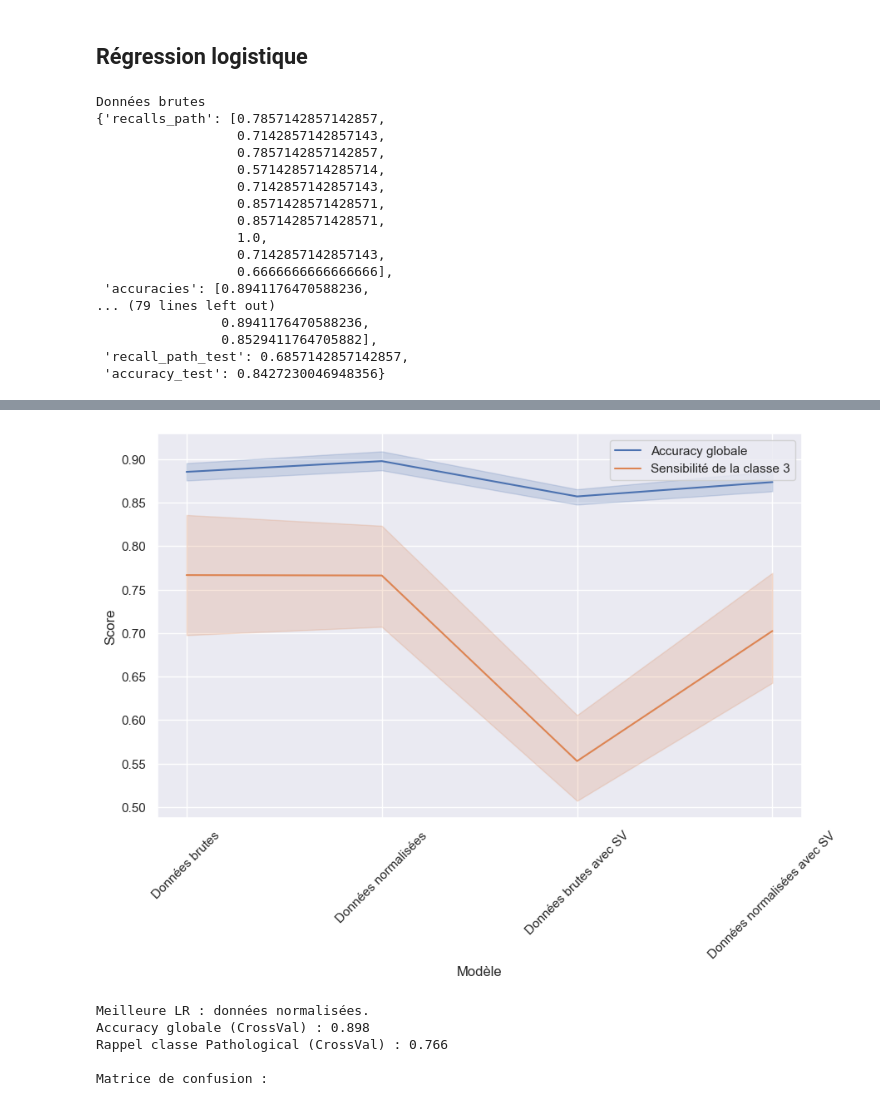
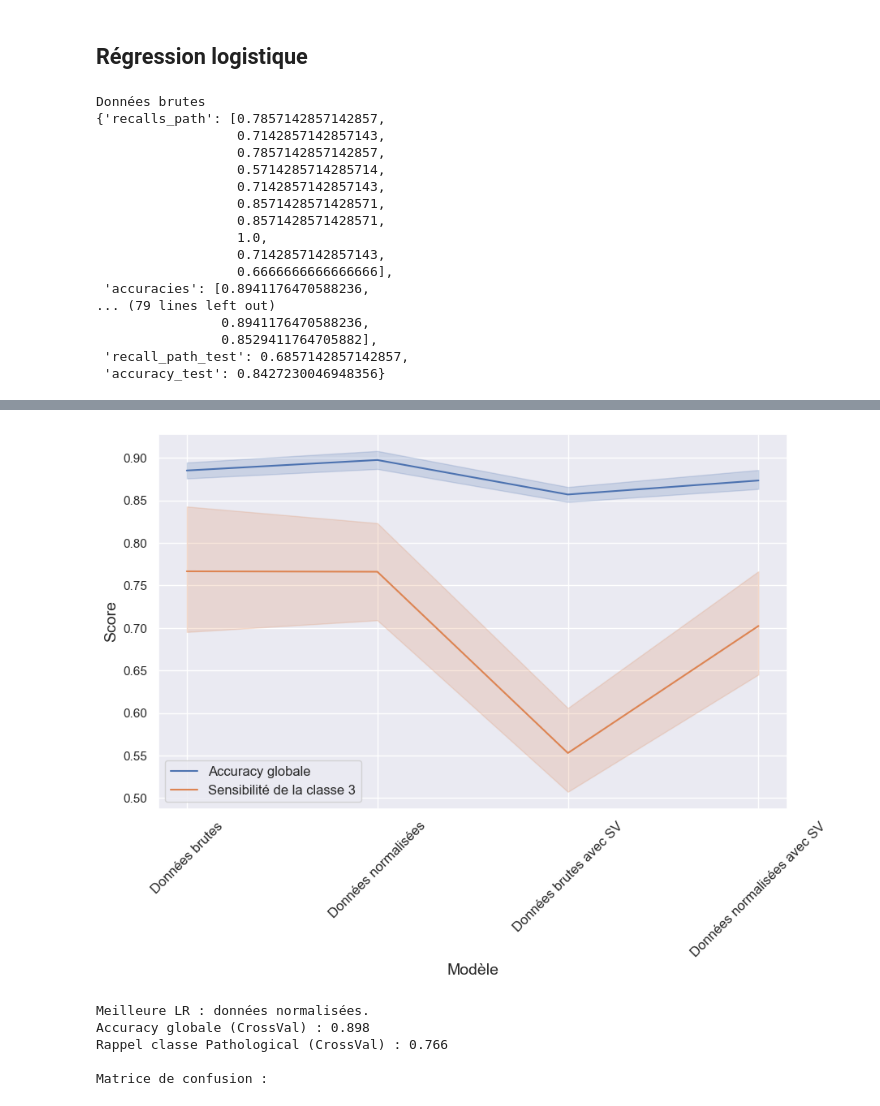
Before and after one commit to smanchajm/SY09-Fetal-Health-Prediction, a Jupyter notebook: cross_validation.ipynb, the cells around one changed output, grey strips where cells are left out. Cells and saved outputs as stored; diff of their text form; code cells hidden in the pictures.

```diff
--- a/cross_validation.ipynb
+++ b/cross_validation.ipynb
@@ -558,10 +558,10 @@ df = pd.DataFrame({
 plt.figure(figsize=(10, 6))
 sns.lineplot(data=df, x="Model", y="Accuracy", label="Accuracy globale")
 sns.lineplot(data=df, x="Model", y="Recall", label="Sensibilité de la classe 3")
-plt.xlabel("Modèle")
-plt.ylabel("Score")
-plt.xticks(rotation=45)
-plt.legend()
+plt.xlabel("Modèle",  fontsize=14)
+plt.ylabel("Score",  fontsize=14)
+plt.xticks(rotation=45,  fontsize=12)
+plt.legend( fontsize=12)
 plt
 # %% [output]
 Données brutes
@@ -585,4 +585,4 @@ Données brutes
-[figure, old version]
+[figure, new version]
 # %%
 best_lr = results_lr["Données normalisées"]
 print("Meilleure LR : données normalisées.")
```
Also changed, not shown: parts of 9 cells of this notebook.
